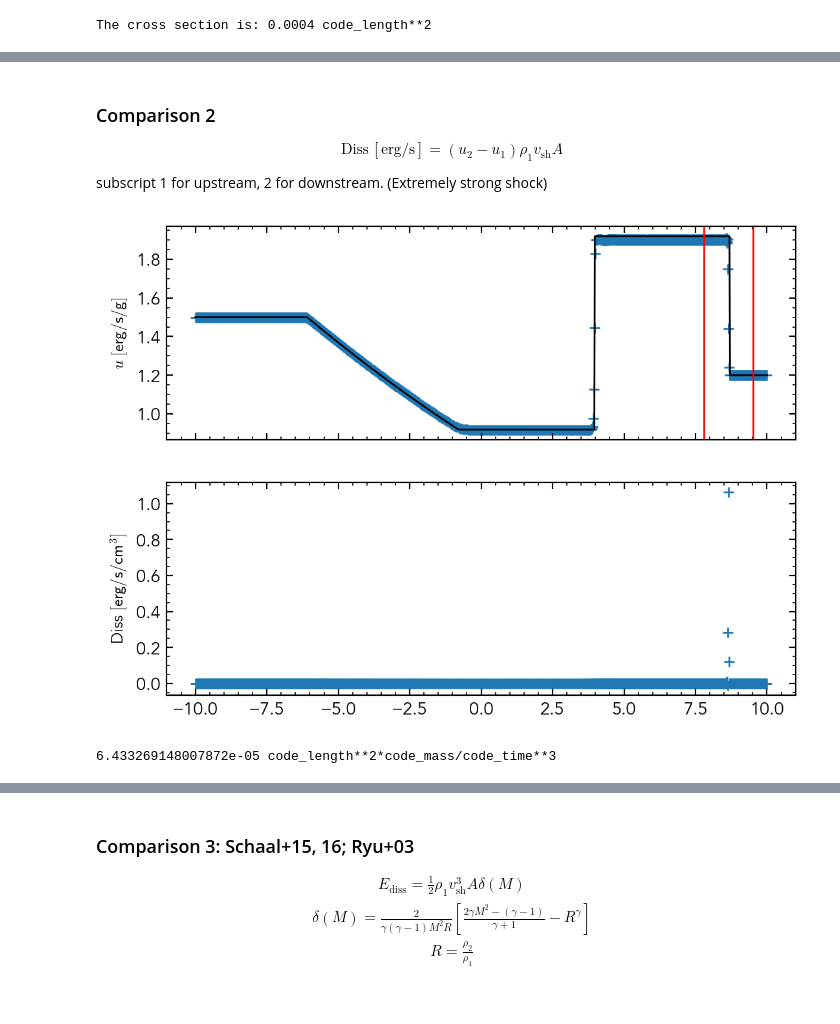
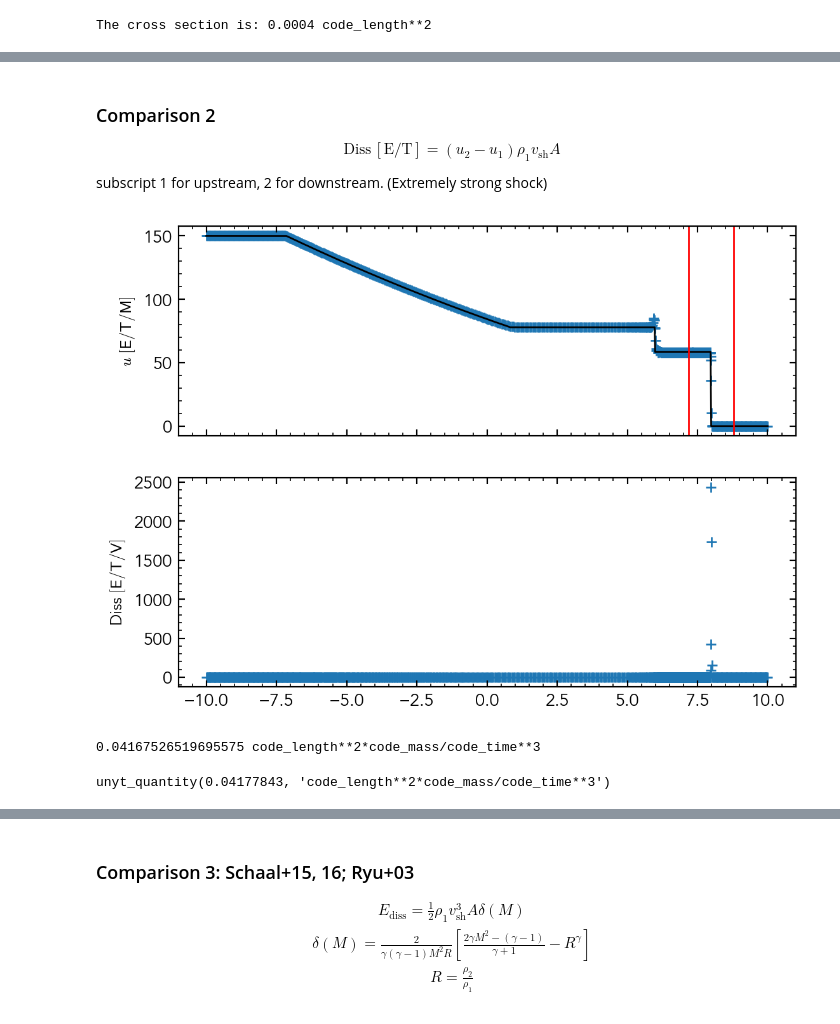
Before and after one commit to rich-tde/tde-shock-dissipation, a Jupyter notebook: notebooks/0.3-dissipation-analytic-shock.ipynb, the cells around one changed output, grey strips where cells are left out. Drawn from its saved outputs; the diff is of its cells as text; code cells hidden in the pictures.

```diff
--- a/notebooks/0.3-dissipation-analytic-shock.ipynb
+++ b/notebooks/0.3-dissipation-analytic-shock.ipynb
@@ -57,7 +60,7 @@ sedov2dMPI
 sedov3d
 sedov3dMPI
 # %%
-# snap_dir = '/home/hey4/rich_tde/data/raw/ShockTubePL100PR1e-3N1e3'
-snap_dir = '/home/hey4/RICH-fwrk/build/'
+snap_dir = '/home/hey4/rich_tde/data/raw/ShockTubePL100PR1e-3N1e3'
+# snap_dir = '/home/hey4/RICH-fwrk/build/'
 !ls $snap_dir
 # %% [output]
@@ -122,12 +117,12 @@ from rs import RiemannSolver
 # Left State
 rho_L = 1.0
 vx_L = 0.0
-P_L = 1
+P_L = 100
 
 # Right State
 rho_R = 0.125
 vx_R = 0.0
-P_R = 0.1
+P_R = 0.001
 
 # ideal gas gamma
 gamma = 5/3
@@ -364,30 +359,34 @@ unyt_quantity(1.40210208, '(dimensionless)')
 # %% [markdown]
 ### Comparison 2
 $$
-\mathrm{Diss}\,\mathrm{[erg/s]} = (u_2 - u_1)\rho_1 v_\mathrm{sh} A
+\mathrm{Diss}\,\mathrm{[E/T]} = (u_2 - u_1)\rho_1 v_\mathrm{sh} A
 $$
 subscript 1 for upstream, 2 for downstream. (Extremely strong shock)
 # %%
 fig, ax = plt.subplots(2, 1, sharex=True)
 ax[0].scatter(x=snap.x, y=snap.sie, marker='+')
 ax[0].plot(x, P/rho*(3/2), color='k')
-ax[0].set_ylabel(r'$u$ $\mathsf{[erg/s/g]}$', fontsize=9)
+ax[0].set_ylabel(r'$u$ $\mathsf{[E/T/M]}$', fontsize=9)
 ax[0].axvline(x1.value, color='r')
 ax[0].axvline(x2.value, color='r')
 
 ax[1].scatter(snap.x, snap.dissipation, marker='+')
-ax[1].set_ylabel(r'Diss $\mathsf{[erg/s/cm^3]}$', fontsize=9)
+ax[1].set_ylabel(r'Diss $\mathsf{[E/T/V]}$', fontsize=9)
 
 plt.show()
 # %% [output]
-[figure, old version]
+[figure, new version]
 # %%
 # Total dissipation rate diagnostic
 # diss_ie = (u2 - u1) * rho1 * v_sh * A
-diss_ie = (u2 - u1)* rho1 * v_sh * A
+diss_ie = (u2 * rho2 * v2_sh - u1 * rho1 * v1_sh) * A # (u2 - u1)* rho1 * v_sh * A
 print(diss_ie)
 # %% [output]
-6.433269148007872e-05 code_length**2*code_mass/code_time**3
+0.04167526519695575 code_length**2*code_mass/code_time**3
+# %%
+(u2 - u1)* rho1 * v_sh * A # by rho2 v2 = rho1 v1 and v1 ~ v_sh
+# %% [output]
+unyt_quantity(0.04177843, 'code_length**2*code_mass/code_time**3')
 # %%
 diss_ie/diss_sh
 # %% [output]
```
Also changed, not shown: parts of 25 cells of this notebook.
